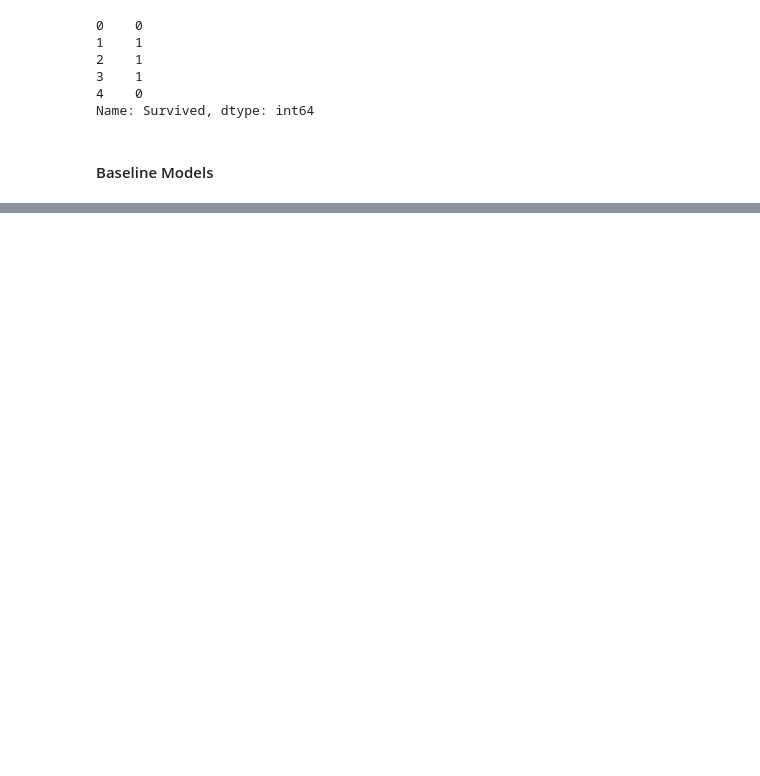
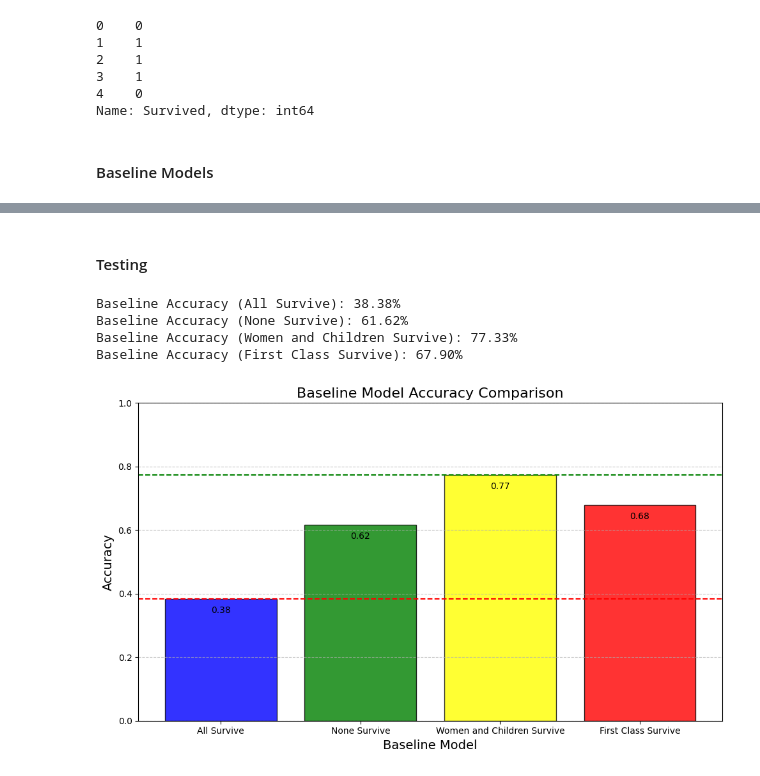
Before and after one commit to barryhokeeffe/kaggle, a Jupyter notebook: titanic/titanic.ipynb, the cells around one changed output, grey strips where cells are left out. Drawn from its saved outputs; the diff is of its cells as text; code cells hidden in the pictures; blank space fills up the shorter version.

Commit message:
basline models added

```diff
--- a/titanic/titanic.ipynb
+++ b/titanic/titanic.ipynb
@@ -70,0 +88,62 @@ Fare
+# %%
+df_first_class = df_train.copy()
+
+df_first_class['Predicted Survival'] = 0
+
+df_first_class.loc[df_first_class['Pclass'] == 1, 'Predicted Survival'] = 1
+# %% [markdown]
+#### Testing
+# %%
+baseline_all_survive_predictions = df_all_survive['Predicted Survival']
+baseline_none_survive_predictions = df_none_survive['Predicted Survival']
+baseline_women_children_predictions = df__women_children['Predicted Survival']
+baseline_first_class_predictions = df_first_class['Predicted Survival']
+# %%
+baseline_all_survive_accuracy = accuracy_score(y, baseline_all_survive_predictions)
+baseline_none_survive_accuracy = accuracy_score(y, baseline_none_survive_predictions)
+baseline_women_children_accuracy = accuracy_score(y, baseline_women_children_predictions)
+baseline_first_class_accuracy = accuracy_score(y, baseline_first_class_predictions)
+# %%
+print(f"Baseline Accuracy (All Survive): {baseline_all_survive_accuracy*100:.2f}%")
+print(f"Baseline Accuracy (None Survive): {baseline_none_survive_accuracy*100:.2f}%")
+print(f"Baseline Accuracy (Women and Children Survive): {baseline_women_children_accuracy*100:.2f}%")
+print(f"Baseline Accuracy (First Class Survive): {baseline_first_class_accuracy*100:.2f}%")
+# %% [output]
+Baseline Accuracy (All Survive): 38.38%
+Baseline Accuracy (None Survive): 61.62%
+Baseline Accuracy (Women and Children Survive): 77.33%
+Baseline Accuracy (First Class Survive): 67.90%
+# %%
+baseline_models = ["All Survive", "None Survive", "Women and Children Survive", "First Class Survive"]
+baseline_models_accuracy = [baseline_all_survive_accuracy, baseline_none_survive_accuracy, baseline_women_children_accuracy, baseline_first_class_accuracy]
+# %%
+plt.figure(figsize=(10, 6))
+bars = plt.bar(baseline_models, baseline_models_accuracy, color=["blue", "green", "yellow", "red"], alpha=0.8, edgecolor="black")
+
+# Add values on top of each bar
+for bar in bars:
+    plt.text(
+        bar.get_x() + bar.get_width() / 2,
+        bar.get_height() - 0.05,
+        f"{bar.get_height():.2f}",
+        ha="center",
+        va="bottom",
+        fontsize=10,
+        color="black",
+    )
+
+plt.axhline(y=min(baseline_models_accuracy), ls="--", color="r")
+plt.axhline(y=max(baseline_models_accuracy), ls="--", color="g")
+
+# Add labels and title
+plt.title("Baseline Model Accuracy Comparison", fontsize=16)
+plt.xlabel("Baseline Model", fontsize=14)
+plt.ylabel("Accuracy", fontsize=14)
+plt.ylim(0, 1)
+plt.grid(axis="y", linestyle="--", alpha=0.7)
+
+# Show the plot
+plt.tight_layout()
+plt.show()
+# %% [output]
+[figure, added]
```
Also changed, not shown: parts of 13 cells of this notebook.
